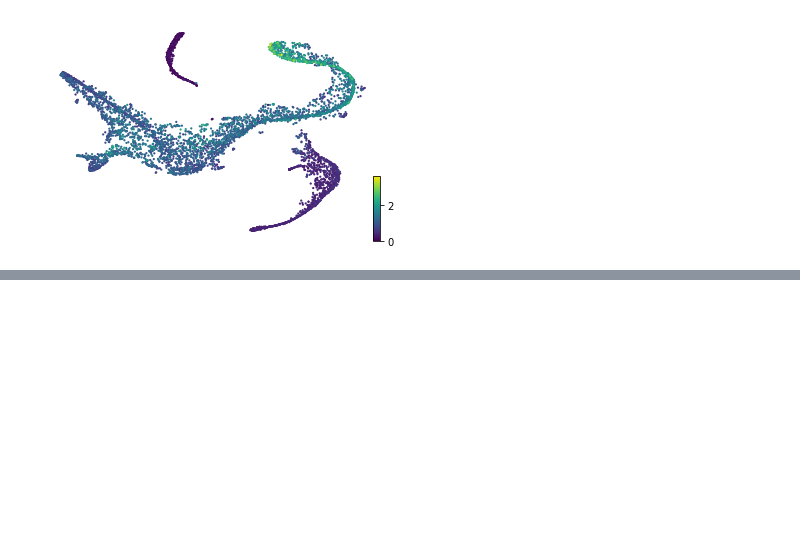
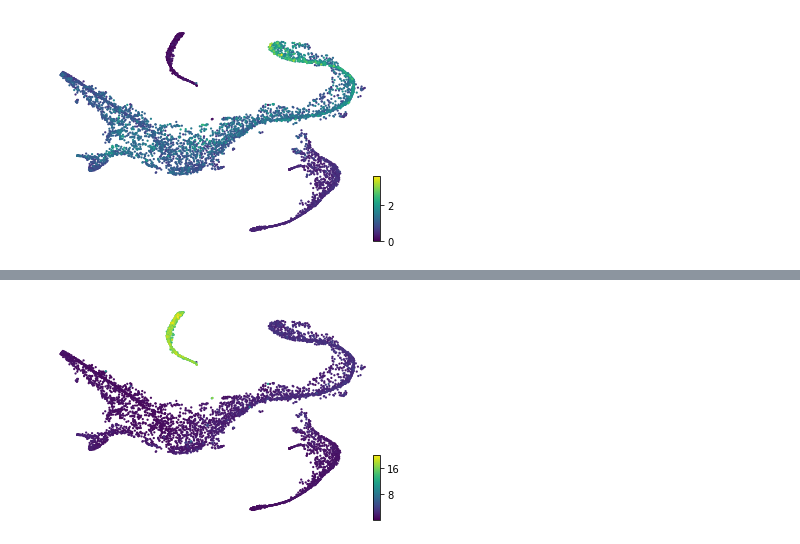
Before and after one commit to StatBiomed/UniTVelo, a Jupyter notebook: notebooks/Figure3_BoneMarrow.ipynb, the cells around one changed output, grey strips where cells are left out. Saved outputs shown, nothing was run; the diff lists cells and outputs as text; code cells hidden in the pictures; blank space fills up the shorter version.

```diff
--- a/notebooks/Figure3_BoneMarrow.ipynb
+++ b/notebooks/Figure3_BoneMarrow.ipynb
@@ -153,0 +200,6 @@ scv.pl.scatter(adata, color='temp', color_map='viridis', size=20, title='')
+# %%
+gene_name = 'LAPTM5'
+adata.obs['temp'] = adata[:, gene_name].layers['Ms']
+scv.pl.scatter(adata, color='temp', color_map='viridis', size=20, title='')
+# %% [output]
+[figure, added]
```
Also changed, not shown: parts of 37 cells of this notebook, 1 other file.
